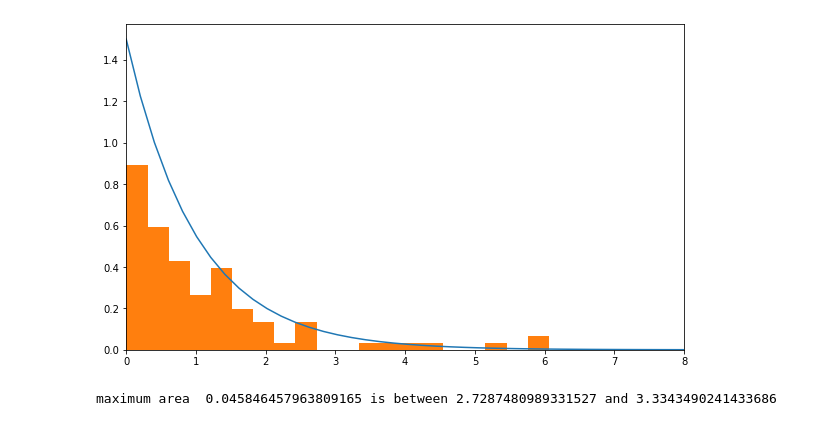
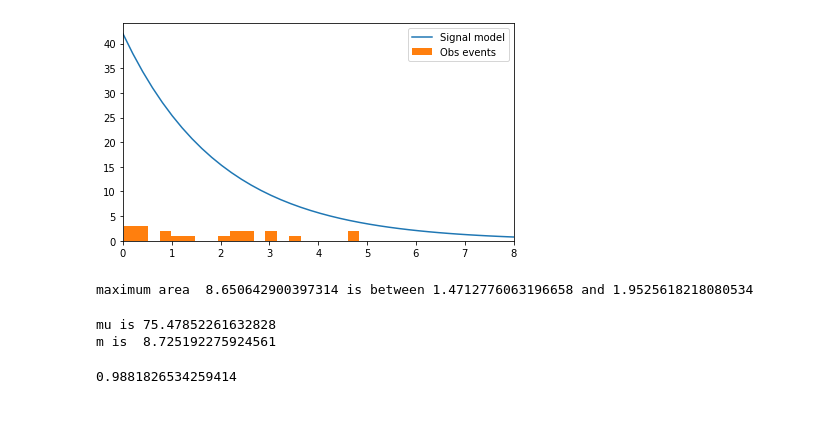
Before and after one commit to villano-lab/SCDMS-journal-club, a Jupyter notebook: Oct-2022-UpperLimitUnknownBackgrounds/Events_SD.ipynb, the cells around one changed output. Drawn from its saved outputs; the diff is of its cells as text; code cells hidden in the pictures.

Commit message:
Calculation of C0 and adjusting signal model

```diff
--- a/Oct-2022-UpperLimitUnknownBackgrounds/Events_SD.ipynb
+++ b/Oct-2022-UpperLimitUnknownBackgrounds/Events_SD.ipynb
@@ -1,6 +1,8 @@
 # %%
 import numpy as np
 import matplotlib.pyplot as plt
+# %%
+di = np.random.uniform(0,5, 20)
 # %%
-def signal_model(x):
-    return 1.5*np.exp(-1*x)
+def signal_model(x, a, b):
+    return a*np.exp(b*x)
@@ -7,31 +12,45 @@ def signal_model(x):
 # %%
-plt.figure(figsize=(10,6))
+c1, c2 = 42, -0.5
+plt.figure(figsize=(7,4))
 x = np.linspace(0, 20, 100)
-plt.plot(x, signal_model(x) )
-di = np.random.exponential(1,100)
-value, bins, _ = plt.hist(di, bins = 20, density = True)
-# for b in bins:
-#     plt.vlines(b, 0, 2, alpha = 0.2, color ='black')
+plt.plot(x, signal_model(x,c1, c2) , label = 'Signal model')
+value, bins, _ = plt.hist(di, bins = 20, label = 'Obs events')
 binscenter=(bins[:-1]+bins[1:])*0.5
-plt.xlim(0,8)
+plt.xlim(0,8); plt.legend()
 plt.show()
 # %% [output]
-[figure, old version]
+[figure, new version]
 # %%
 i, maxgaps = 0, []
 for b in range(20):
     if i < 20 and value[i] ==0:
         for n in range(5):
             if value[i+n] !=0:
-                gaparea = np.trapz([signal_model(bins[i]), signal_model(bins[i+n])], [bins[i], bins[i+n]])
+                gaparea = np.trapz([signal_model(bins[i], c1, c2 ), signal_model(bins[i+n], c1, c2 )], [bins[i], bins[i+n]])
                 maxgaps.append((i, i+n , gaparea))
                 i+=n;
                 break
     else:
         i+=1
-maxgaps.append((bins[-1], 8, np.trapz([signal_model(bins[-1]), signal_model(8)], [bins[-1], 8])))
+maxgaps.append((bins[-1], 8, np.trapz([signal_model(bins[-1], c1, c2 ), signal_model(8, c1, c2 )], [bins[-1], 8])))
 maxarray = np.asarray(maxgaps)
 maxvalues = maxarray[:][np.argmax(maxarray[:,2])]
 print('maximum area ', maxvalues[2], 'is between', bins[int(maxvalues[0])], 'and', bins[int(maxvalues[1])])
 # %% [output]
-maximum area  0.045846457963809165 is between 2.7287480989331527 and 3.3343490241433686
+maximum area  8.650642900397314 is between 1.4712776063196658 and 1.9525618218080534
+# %%
+mu = 0
+for b in range(20):
+    mu+=np.trapz([signal_model(bins[b], c1, c2 ), signal_model(bins[b+1],c1, c2 )], [bins[b], bins[b+1]])
+print('mu is', mu)
+print('m is ', mu/maxvalues[2])
+# %% [output]
+mu is 75.47852261632828
+m is  8.725192275924561
+# %%
+c0 = 0
+for k in range(0, int(mu/maxvalues[2])+1):
+    c0 +=c0_k(mu=mu, x = maxvalues[2], k=k)
+print(c0)
+# %% [output]
+0.9881826534259414
```
Also changed, not shown: parts of 3 cells of this notebook.
